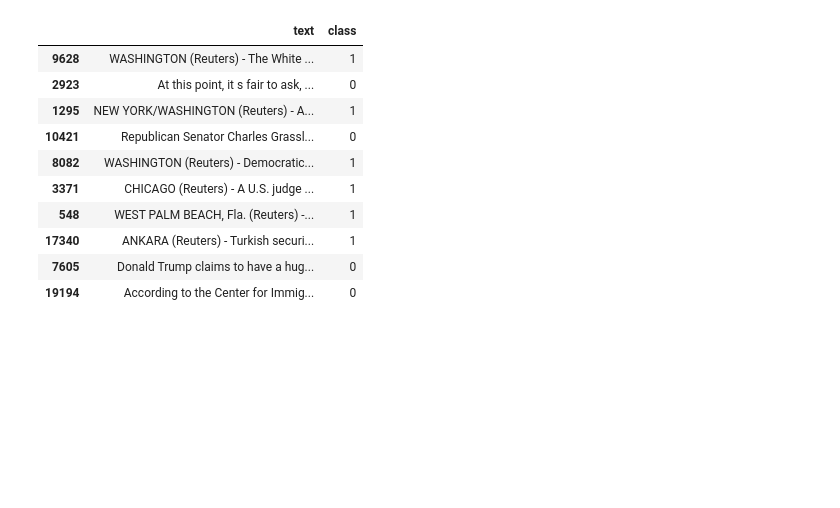
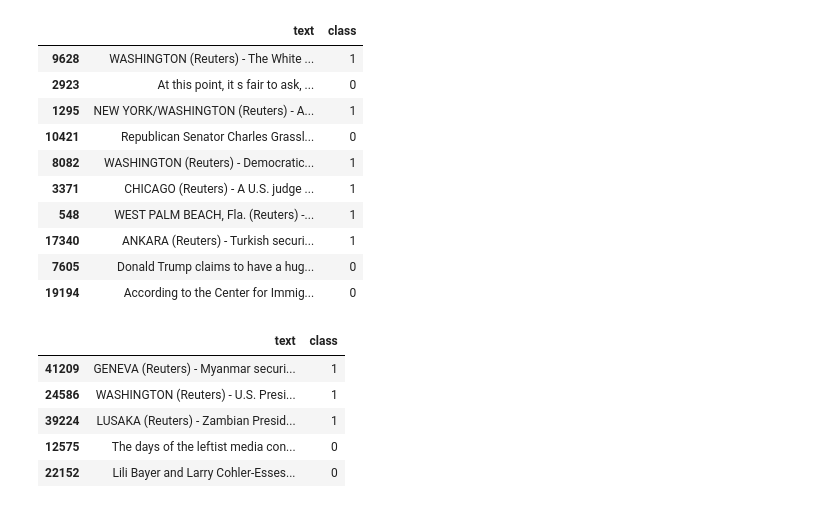
Before and after one commit to DavidCode0811/Fake-News-Detector, a Jupyter notebook: app.ipynb, the cells around one changed output. Saved outputs shown, nothing was run; the diff lists cells and outputs as text; code cells hidden in the pictures; blank space fills up the shorter version.

Commit message:
Refactor data preprocessing steps in app.ipynb for improved clarity and organization

```diff
--- a/app.ipynb
+++ b/app.ipynb
@@ -53,3 +53,16 @@ data.sample(10)
 | 19194 | According to the Center for Immig... | 0 |
 # %%
 data = data.drop(['title', 'subject', 'date'], axis=1)
+# %%
+data.reset_index(inplace=True)
+# %%
+data.drop(['index'], axis=1, inplace=True)
+# %%
+data.sample(5)
+# %% [output]
+|  | text | class |
+| 41209 | GENEVA (Reuters) - Myanmar securi... | 1 |
+| 24586 | WASHINGTON (Reuters) - U.S. Presi... | 1 |
+| 39224 | LUSAKA (Reuters) - Zambian Presid... | 1 |
+| 12575 | The days of the leftist media con... | 0 |
+| 22152 | Lili Bayer and Larry Cohler-Esses... | 0 |
```
Also changed, not shown: parts of 5 cells of this notebook.
